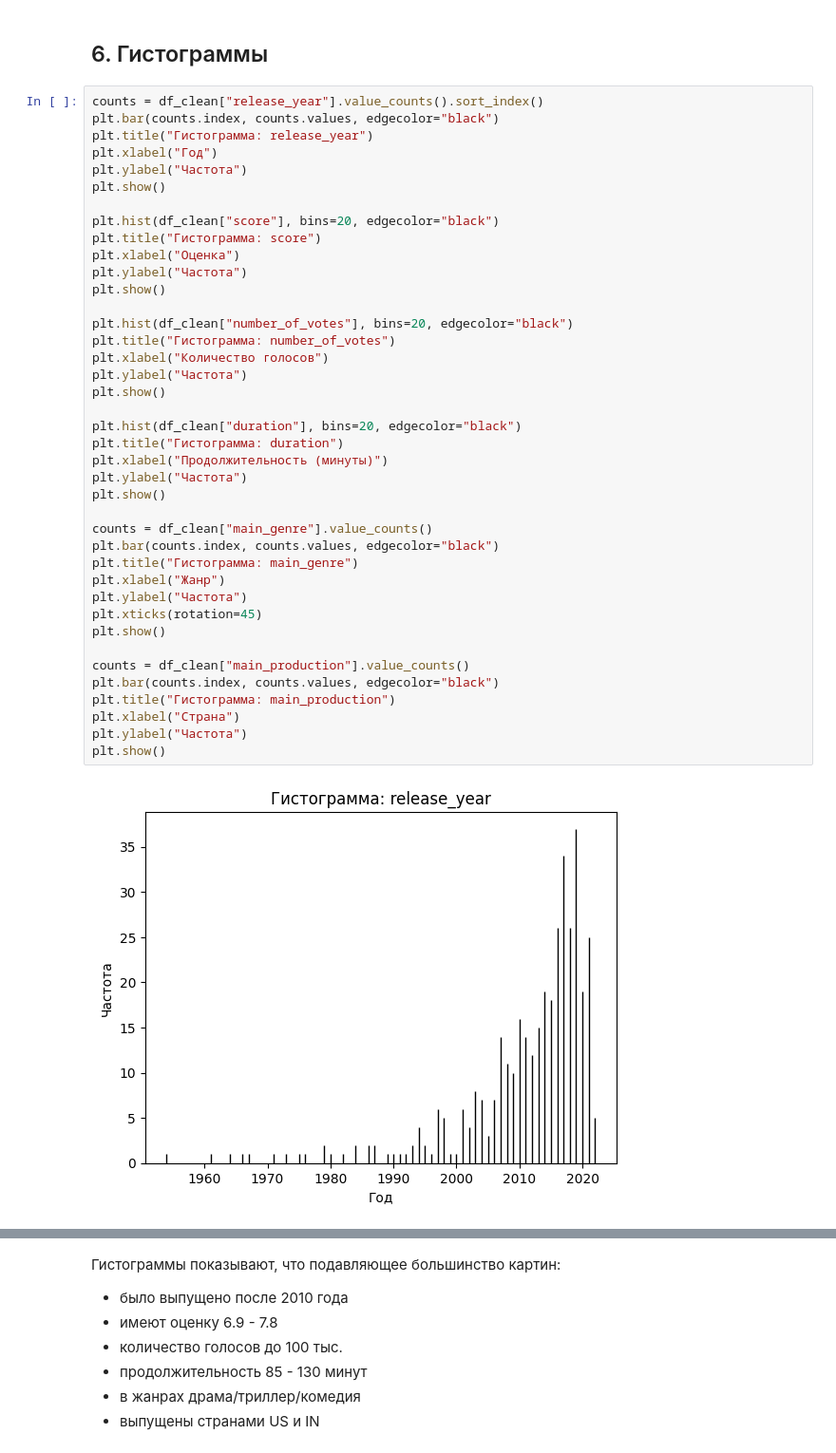
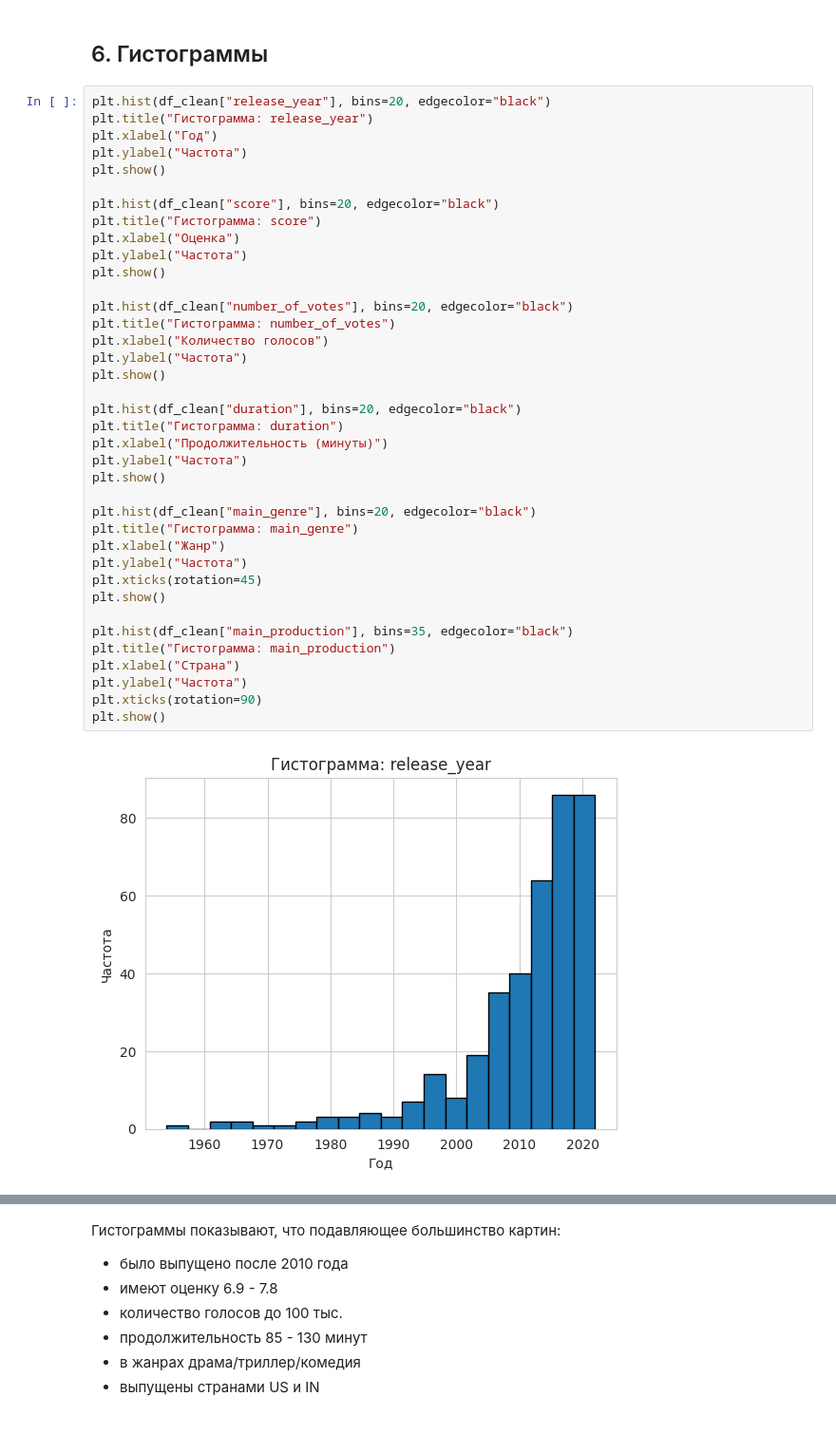
Before and after one commit to ascom8/data_analysis, a Jupyter notebook: LR2_Smirnov_5.ipynb, the cells around one changed output, grey strips where cells are left out. Shown: that part at 95% size. Cells and saved outputs as stored; diff of their text form.

```diff
--- a/LR2_Smirnov_5.ipynb
+++ b/LR2_Smirnov_5.ipynb
@@ -273,8 +273,7 @@ plt.show()
 # %% [markdown]
 ## 6. Гистограммы
 # %%
-counts = df_clean["release_year"].value_counts().sort_index()
-plt.bar(counts.index, counts.values, edgecolor="black")
+plt.hist(df_clean["release_year"], bins=20, edgecolor="black")
 plt.title("Гистограмма: release_year")
 plt.xlabel("Год")
 plt.ylabel("Частота")
@@ -282,35 +281,34 @@ plt.show()
 
 plt.hist(df_clean["score"], bins=20, edgecolor="black")
 plt.title("Гистограмма: score")
 plt.xlabel("Оценка")
 plt.ylabel("Частота")
 plt.show()
 
 plt.hist(df_clean["number_of_votes"], bins=20, edgecolor="black")
 plt.title("Гистограмма: number_of_votes")
 plt.xlabel("Количество голосов")
 plt.ylabel("Частота")
 plt.show()
 
 plt.hist(df_clean["duration"], bins=20, edgecolor="black")
 plt.title("Гистограмма: duration")
 plt.xlabel("Продолжительность (минуты)")
 plt.ylabel("Частота")
 plt.show()
 
-counts = df_clean["main_genre"].value_counts()
-plt.bar(counts.index, counts.values, edgecolor="black")
+plt.hist(df_clean["main_genre"], bins=20, edgecolor="black")
 plt.title("Гистограмма: main_genre")
 plt.xlabel("Жанр")
 plt.ylabel("Частота")
 plt.xticks(rotation=45)
 plt.show()
 
-counts = df_clean["main_production"].value_counts()
-plt.bar(counts.index, counts.values, edgecolor="black")
+plt.hist(df_clean["main_production"], bins=35, edgecolor="black")
 plt.title("Гистограмма: main_production")
 plt.xlabel("Страна")
 plt.ylabel("Частота")
+plt.xticks(rotation=90)
 plt.show()
 # %% [output]
-[figure, old version]
+[figure, new version]
```
Also changed, not shown: parts of 2 cells of this notebook.
